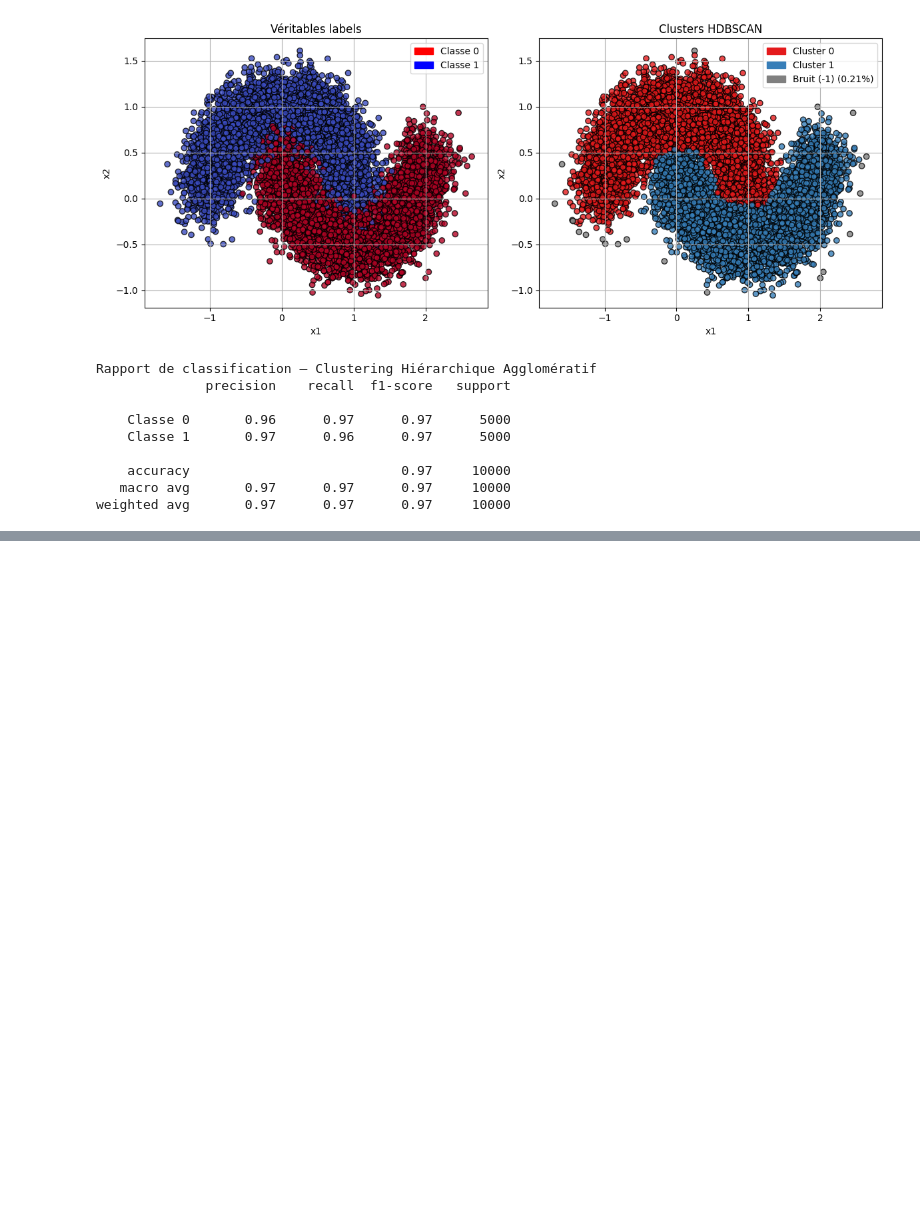
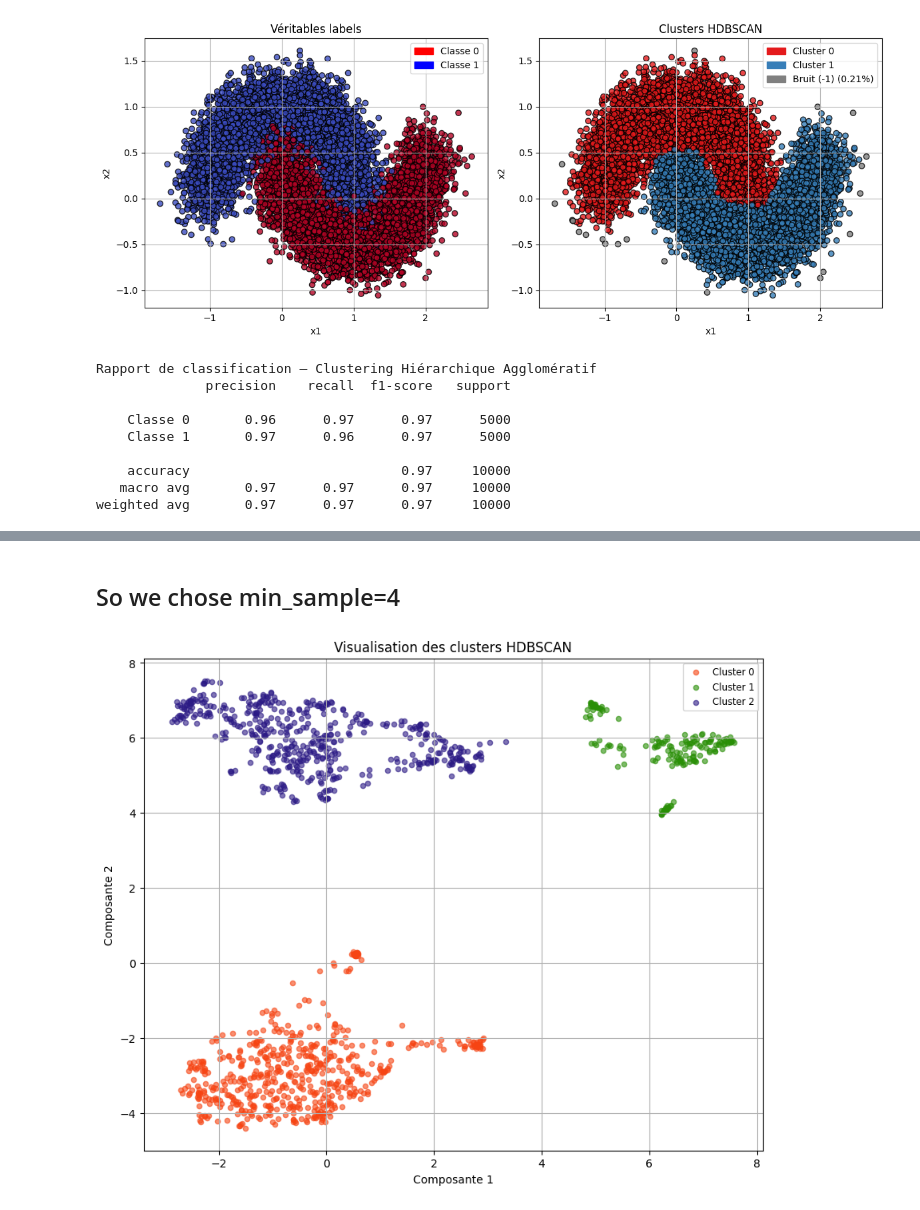
Before and after one commit to anasselbasra/hierarchical-clustering-with-llm-annotation_v2, a Jupyter notebook: Thoughts/how_to_chooce_HDBSCAN_parameters.ipynb, the cells around one changed output, grey strips where cells are left out. Saved outputs shown, nothing was run; the diff lists cells and outputs as text; code cells hidden in the pictures; blank space fills up the shorter version.

```diff
--- a/Thoughts/how_to_chooce_HDBSCAN_parameters.ipynb
+++ b/Thoughts/how_to_chooce_HDBSCAN_parameters.ipynb
@@ -114,6 +149,6 @@ weighted avg       0.97      0.97      0.97     10000
 # %%
 # (1) Calcul des résultats
-min_samples_range = list(range(1, 1000))
+min_samples_range = list(range(1, 200))
 results = []
 for ms in min_samples_range:
     clusterer = hdbscan.HDBSCAN(
@@ -230,7 +225,7 @@ texts = (df.sentences.apply(lambda x: clean_text(x))).to_list()
 model_embedding = "all-mpnet-base-v2"
 model = SentenceTransformer(model_embedding, device="cuda")
 # Encode the texts
-embeddings = model.encode(texts, show_progress_bar=True, batch_size=256)
+embeddings = model.encode(texts, show_progress_bar=True, batch_size=128)
 df["embeddings"] = embeddings.tolist()
 
 shape_before_deduplication = len(df["embeddings"])
@@ -414,0 +350,36 @@ fig.show()
+# %% [markdown]
+## So we chose min_sample=4
+# %%
+
+parameters_hdbscan = {
+    "min_cluster_size":100,
+    "min_samples": 4,
+    "cluster_selection_method": "eom",
+    "metric": "euclidean",
+    "prediction_data" : True,
+}
+run_soft_clustering = False
+clusterer = hdbscan.HDBSCAN(**parameters_hdbscan).fit(reduced_embeddings)
+df['cluster'] = clusterer.labels_
+cluster_labels = clusterer.labels_
+# Générer une couleur unique pour chaque cluster
+num_clusters = len(set(cluster_labels)) - (1 if -1 in cluster_labels else 0)
+colors = [rgb2hex([random.random(), random.random(), random.random()]) for _ in range(num_clusters)]
+color_map = {label: colors[i] if label != -1 else '#999999' for i, label in enumerate(set(cluster_labels))}
+
+# Créer le scatter plot
+plt.figure(figsize=(10, 8))
+for label in set(cluster_labels):
+    mask = cluster_labels == label
+    plt.scatter(reduced_embeddings[mask, 0], reduced_embeddings[mask, 1],
+                c=color_map[label], label=f'Cluster {label}' if label != -1 else 'Noise',
+                s=20, alpha=0.6)
+
+plt.title('Visualisation des clusters HDBSCAN')
+plt.legend(loc='best', fontsize='small')
+plt.xlabel('Composante 1')
+plt.ylabel('Composante 2')
+plt.grid(True)
+plt.show()
+# %% [output]
+[figure, new version]
```
Also changed, not shown: parts of 15 cells of this notebook.
